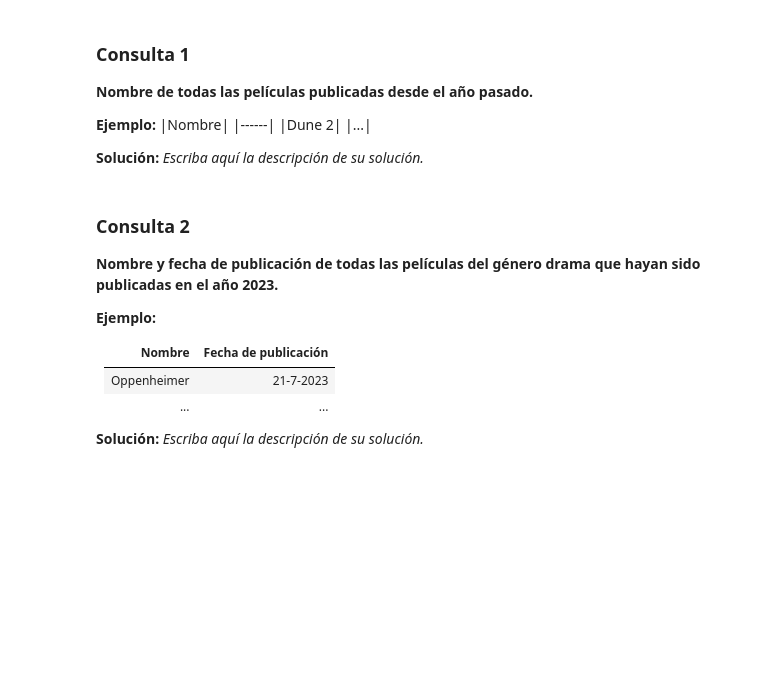
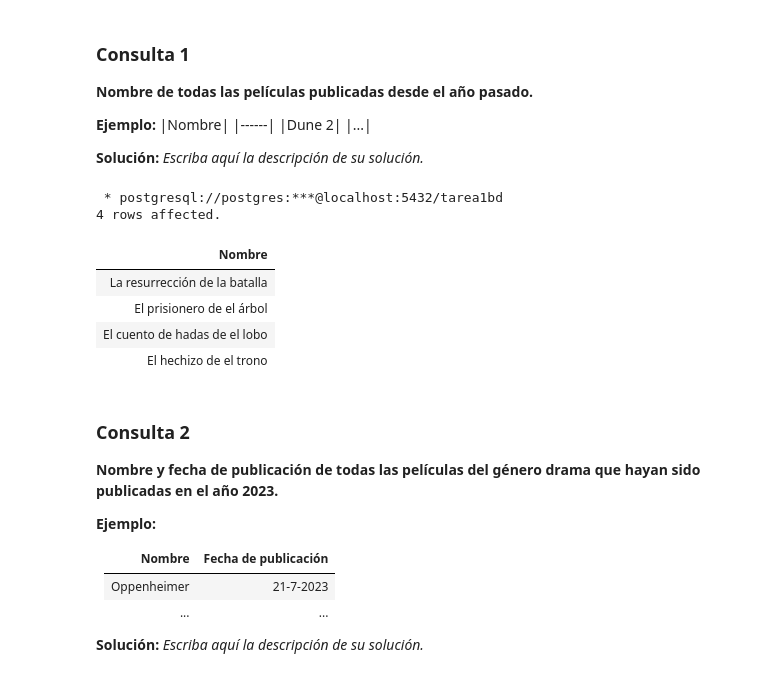
Before and after one commit to Cu4nz/Tarea1BD_MVV, a Jupyter notebook: Tarea_1.ipynb, the cells around one changed output. Drawn from its saved outputs; the diff is of its cells as text; code cells hidden in the pictures; blank space fills up the shorter version.

```diff
--- a/Tarea_1.ipynb
+++ b/Tarea_1.ipynb
@@ -302,9 +302,17 @@ Escriba aquí las consultas pedidas. Recuerde agregar una descripción _breve_ d
 **Solución:** _Escriba aquí la descripción de su solución._
 # %%
 %%sql
-SELECT nombre
+SELECT nombre AS "Nombre"
 FROM pelicula
 WHERE EXTRACT(year FROM fecha_publicacion) >= EXTRACT(year FROM CURRENT_DATE)-1;
+# %% [output]
+ * postgresql://postgres:***@localhost:5432/tarea1bd
+4 rows affected.
+| Nombre |
+| La resurrección de la batalla |
+| El prisionero de el árbol |
+| El cuento de hadas de el lobo |
+| El hechizo de el trono |
 # %% [markdown]
 ### Consulta 2
 **Nombre y fecha de publicación de todas las películas del género drama que hayan sido publicadas en el año 2023.**
```
Also changed, not shown: parts of 2 cells of this notebook.
